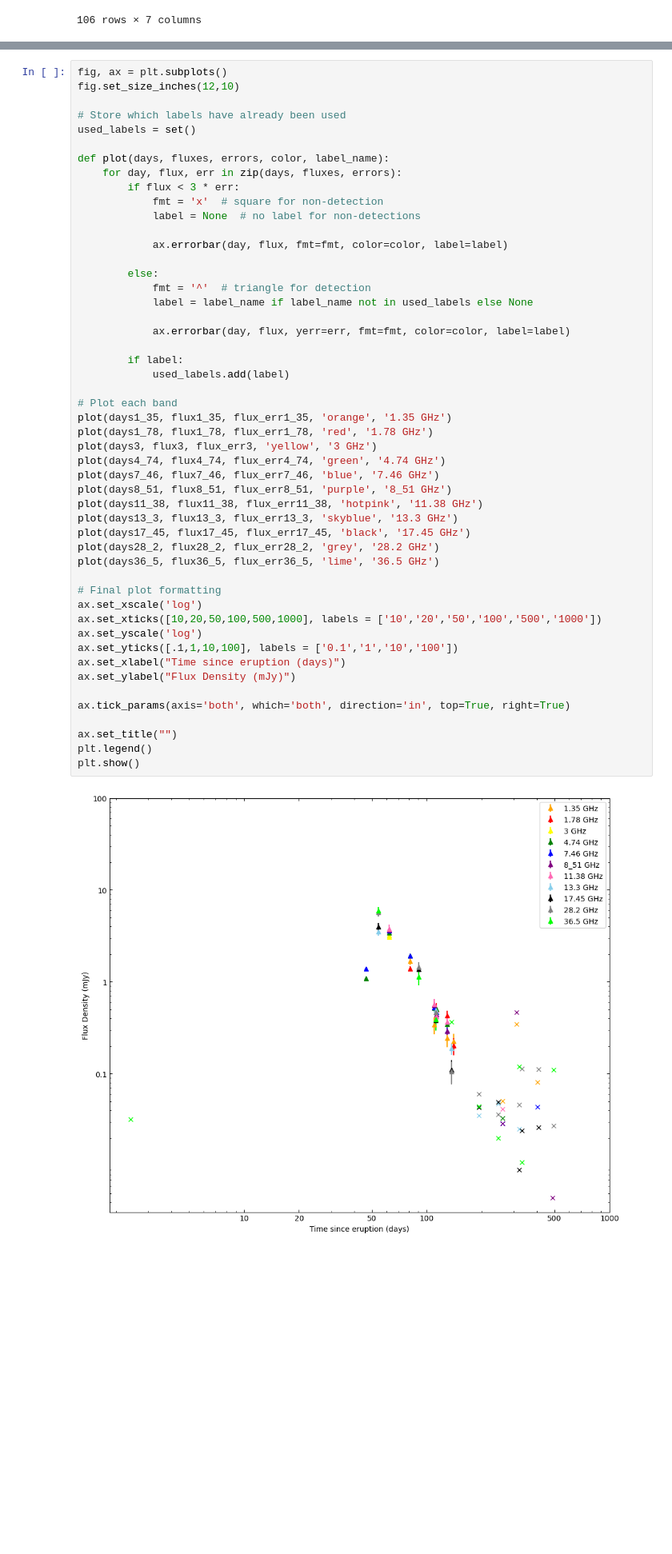
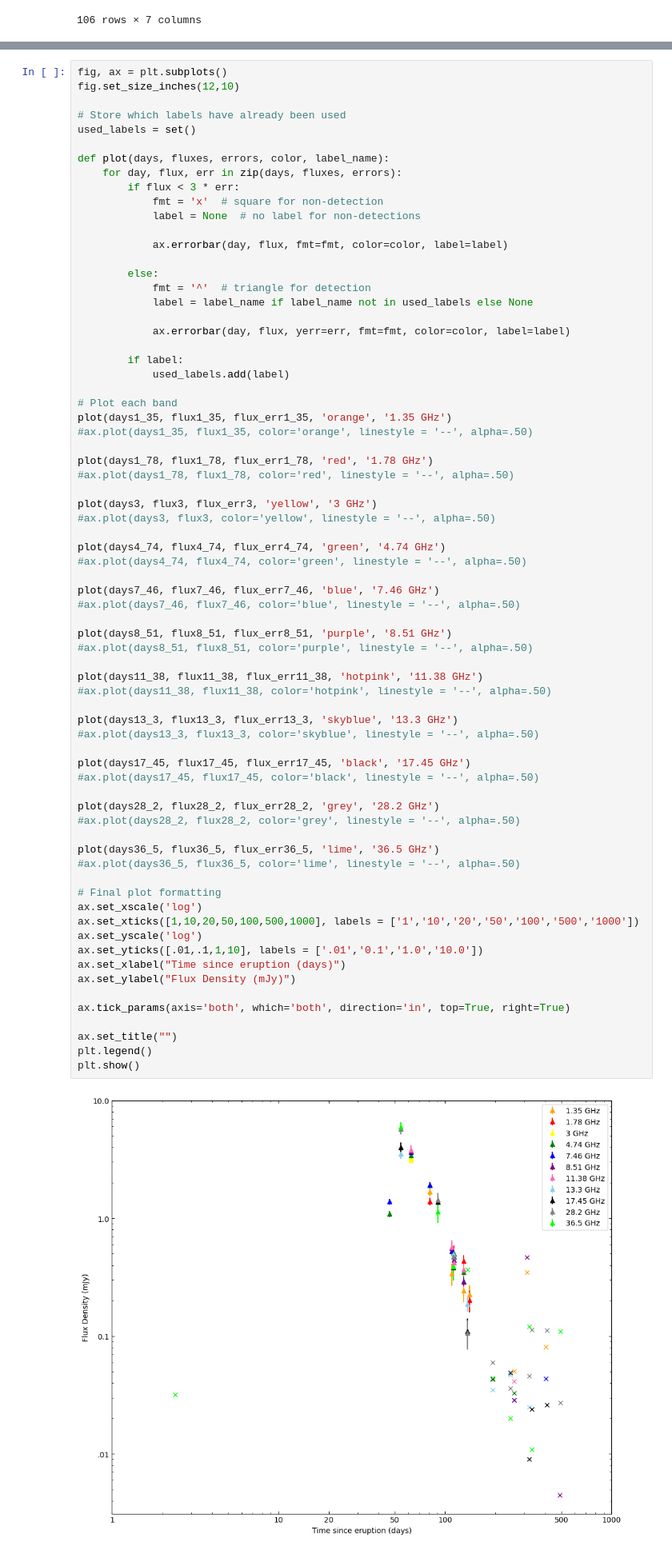
Before and after one commit to Wilhelm005/Research-Code, a Jupyter notebook: V5589_work.ipynb, the cells around one changed output, grey strips where cells are left out. Shown: that part at 80% size. Cells and saved outputs as stored; diff of their text form; blank space fills up the shorter version.

```diff
--- a/V5589_work.ipynb
+++ b/V5589_work.ipynb
@@ -422,34 +422,55 @@ def plot(days, fluxes, errors, color, label_name):
 
             ax.errorbar(day, flux, yerr=err, fmt=fmt, color=color, label=label)
 
         if label:
             used_labels.add(label)
 
 # Plot each band
 plot(days1_35, flux1_35, flux_err1_35, 'orange', '1.35 GHz')
+#ax.plot(days1_35, flux1_35, color='orange', linestyle = '--', alpha=.50)
+
 plot(days1_78, flux1_78, flux_err1_78, 'red', '1.78 GHz')
+#ax.plot(days1_78, flux1_78, color='red', linestyle = '--', alpha=.50)
+
 plot(days3, flux3, flux_err3, 'yellow', '3 GHz')
+#ax.plot(days3, flux3, color='yellow', linestyle = '--', alpha=.50)
+
 plot(days4_74, flux4_74, flux_err4_74, 'green', '4.74 GHz')
+#ax.plot(days4_74, flux4_74, color='green', linestyle = '--', alpha=.50)
+
 plot(days7_46, flux7_46, flux_err7_46, 'blue', '7.46 GHz')
-plot(days8_51, flux8_51, flux_err8_51, 'purple', '8_51 GHz')
+#ax.plot(days7_46, flux7_46, color='blue', linestyle = '--', alpha=.50)
+
+plot(days8_51, flux8_51, flux_err8_51, 'purple', '8.51 GHz')
+#ax.plot(days8_51, flux8_51, color='purple', linestyle = '--', alpha=.50)
+
 plot(days11_38, flux11_38, flux_err11_38, 'hotpink', '11.38 GHz')
+#ax.plot(days11_38, flux11_38, color='hotpink', linestyle = '--', alpha=.50)
+
 plot(days13_3, flux13_3, flux_err13_3, 'skyblue', '13.3 GHz')
+#ax.plot(days13_3, flux13_3, color='skyblue', linestyle = '--', alpha=.50)
+
 plot(days17_45, flux17_45, flux_err17_45, 'black', '17.45 GHz')
+#ax.plot(days17_45, flux17_45, color='black', linestyle = '--', alpha=.50)
+
 plot(days28_2, flux28_2, flux_err28_2, 'grey', '28.2 GHz')
+#ax.plot(days28_2, flux28_2, color='grey', linestyle = '--', alpha=.50)
+
 plot(days36_5, flux36_5, flux_err36_5, 'lime', '36.5 GHz')
+#ax.plot(days36_5, flux36_5, color='lime', linestyle = '--', alpha=.50)
 
 # Final plot formatting
 ax.set_xscale('log')
-ax.set_xticks([10,20,50,100,500,1000], labels = ['10','20','50','100','500','1000'])
+ax.set_xticks([1,10,20,50,100,500,1000], labels = ['1','10','20','50','100','500','1000'])
 ax.set_yscale('log')
-ax.set_yticks([.1,1,10,100], labels = ['0.1','1','10','100'])
+ax.set_yticks([.01,.1,1,10], labels = ['.01','0.1','1.0','10.0'])
 ax.set_xlabel("Time since eruption (days)")
 ax.set_ylabel("Flux Density (mJy)")
 
 ax.tick_params(axis='both', which='both', direction='in', top=True, right=True)
 
 ax.set_title("")
 plt.legend()
 plt.show()
 # %% [output]
-[figure, old version]
+[figure, new version]
```
Also changed, not shown: parts of 1 cell of this notebook, 4 other files.
